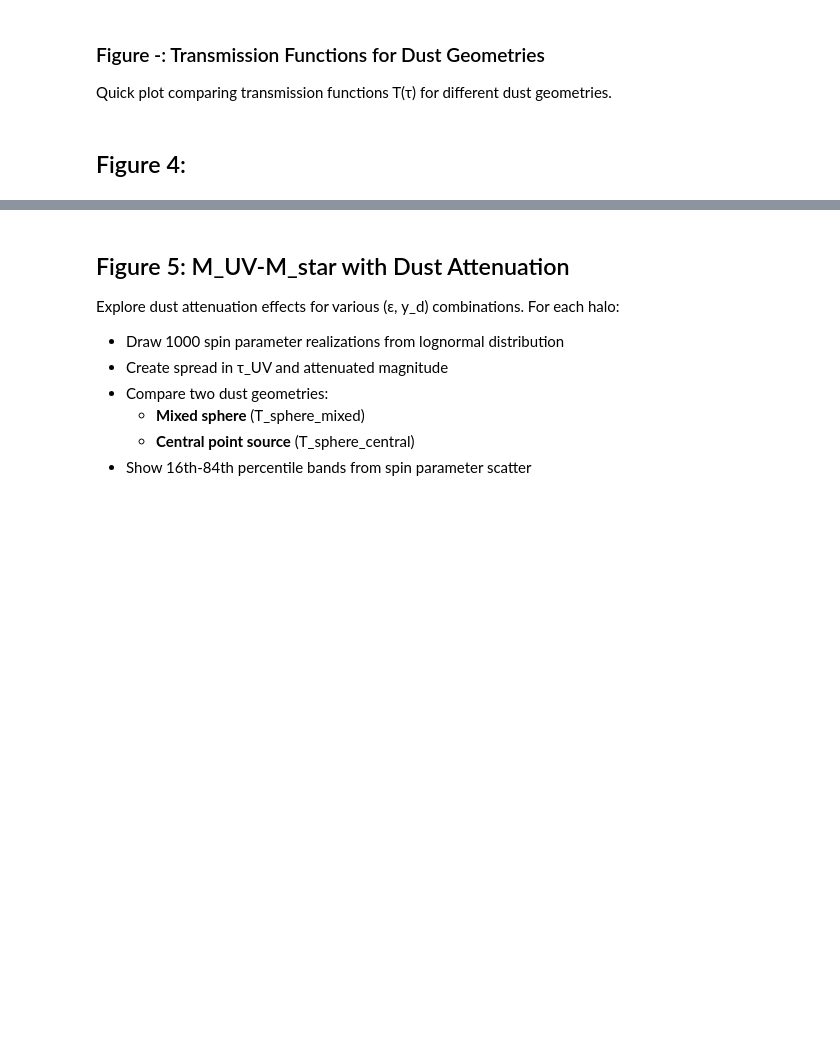
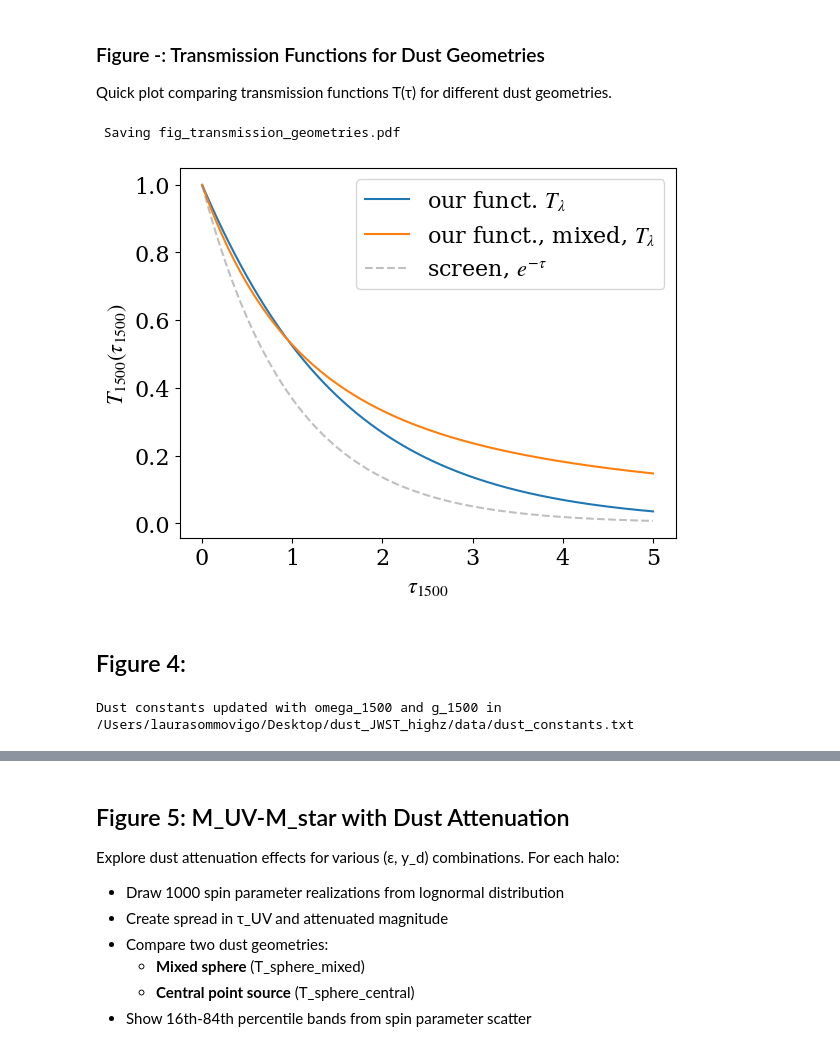
Before and after one commit to LauraSommovigo/dust_JWST_highz, a Jupyter notebook: notebooks/main.ipynb, the cells around one changed output, grey strips where cells are left out. Cells and saved outputs as stored; diff of their text form; code cells hidden in the pictures; blank space fills up the shorter version.

```diff
--- a/notebooks/main.ipynb
+++ b/notebooks/main.ipynb
@@ -929,30 +1116,34 @@ Quick plot comparing transmission functions T(τ) for different dust geometries.
 # %%
 fig, ax = plt.subplots()
 tau_grid = np.linspace(1e-3, 5, 1000)
 
 ax.plot(
     tau_grid,
     transmission_sphere(tau_grid),
-    label="Point source, T_lambda",
+    label=r"our funct. $T_{\lambda}$",
 )
 ax.plot(
     tau_grid,
     transmission_sphere_mixed(tau_grid),
-    label="Mixed sphere, T_lambda",
+    label=r"our funct., mixed, $T_{\lambda}$",
 )
 ax.plot(
     tau_grid,
     np.exp(-tau_grid),
     ls="--",
     color="grey",
     alpha=0.5,
-    label="Screen, exp(-tau)",
+    label=r"screen, $e^{-\tau}$",
 )
-ax.set_ylabel("T_1500(tau_1500)")
-ax.set_xlabel("tau_1500")
+ax.set_ylabel(r"$T_{1500}(\tau_{1500})$")
+ax.set_xlabel(r"$\tau_{1500}$")
 ax.legend()
+print("\n\n Saving fig_transmission_geometries.pdf")
 fig.savefig(OUTPUT_DIR / "fig_transmission_geometries.pdf", bbox_inches="tight")
 plt.show()
+# %% [output]
+ Saving fig_transmission_geometries.pdf
+[figure, added]
 # %% [markdown]
 ## Figure 4:
 # %%
@@ -982,15 +1173,35 @@ _w_c_star = (1.0 / 11.0) * kappa_c_sca_star
 _w_s_star = (10.0 / 11.0) * kappa_s_sca_star
 g_tot_star = (_g_c_star * _w_c_star + _g_s_star * _w_s_star) / (_w_c_star + _w_s_star)
 
-# Mass-fraction-weighted stellar kappa for Figure 4 (matches GSD section 6/7)
-# kappa_ext_star_tot is defined elsewhere as a 1:1 C+Si sum; recompute with fC/fSi here.
-_kappa_abs_star_f4 = (1.0 / 11.0) * kappa_c_abs_star + (10.0 / 11.0) * kappa_s_abs_star
-_kappa_sca_star_f4 = (1.0 / 11.0) * kappa_c_sca_star + (10.0 / 11.0) * kappa_s_sca_star
-kappa_ext_star_fig4 = _kappa_abs_star_f4 + _kappa_sca_star_f4
-omega_star_fig4 = _kappa_sca_star_f4 / kappa_ext_star_fig4
+# Update dust_constants.txt with omega_1500 and g_1500 (require g_tot computed above).
+# _wl_asc is in µm; convert to Å for interpolation.
+_wl_asc_A = _wl_asc * 1e4
+save_dust_constants(
+    {
+        "kUV_drn":       kuv_drn,
+        "kUV_drn_abs":   kuv_drn_abs,
+        "kv_drn":        kv_drn,
+        "kIR_drn":       kir_drn,
+        "omega_1500_drn": float(np.interp(1500.0, _wl_asc_A, omega_tot)),
+        "g_1500_drn":    float(np.interp(1500.0, _wl_asc_A, g_tot)),
+        "kUV_hir":       kuv_hir,
+        "kUV_hir_abs":   kuv_hir_abs,
+        "kv_hir":        kv_hir,
+        "kIR_hir":       kir_hir,
+        "omega_1500_hir": float(np.interp(1500.0, _wl_asc_A, omega_star_tot)),
+        "g_1500_hir":    float(np.interp(1500.0, _wl_asc_A, g_tot_star)),
+    },
+    _dust_constants_path,
+)
+print(f"Dust constants updated with omega_1500 and g_1500 in {_dust_constants_path}")
+
+kappa_ext_star_fig4 = kappa_ext_star_tot
+omega_star_fig4 = omega_star_tot
 
 
 # Wavelength arrays for plotting (ascending, consistent with kappa arrays)
 lam_ang = _wl_asc * 1e4  # µm → Å
 i_v = np.argmin(np.abs(lam_ang - 5500.0))
+# %% [output]
+Dust constants updated with omega_1500 and g_1500 in /Users/laurasommovigo/Desktop/dust_JWST_highz/data/dust_constants.txt
 # %%
```
Also changed, not shown: parts of 21 cells of this notebook, 7 other files.
